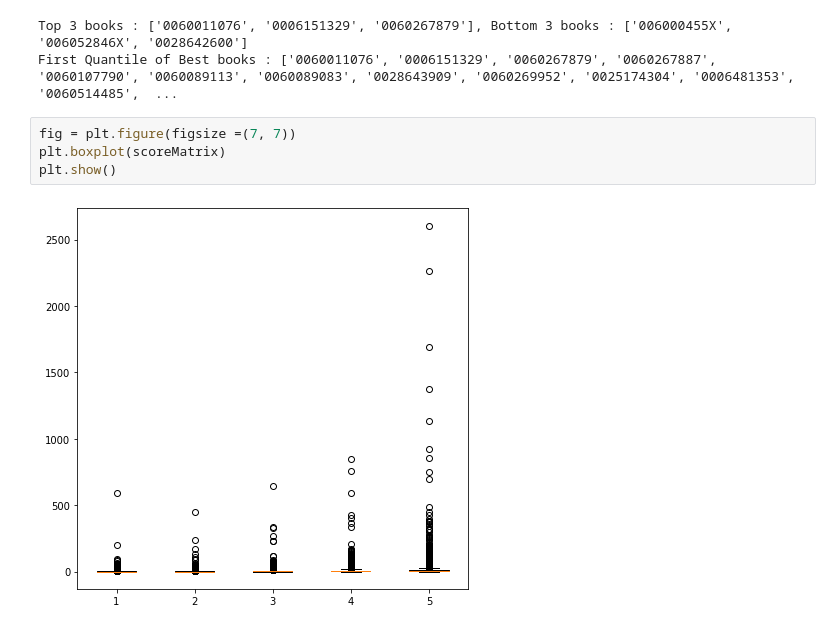
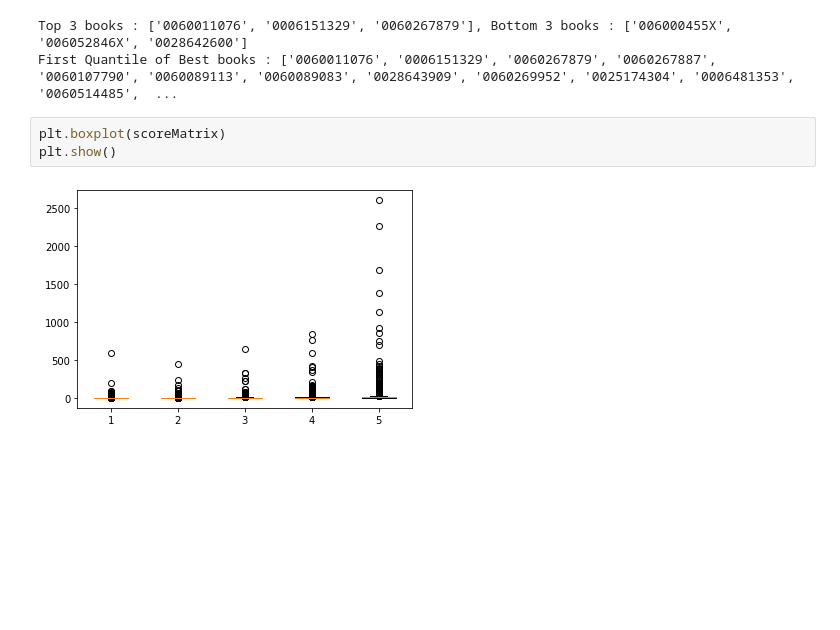
Before and after one commit to darhal/IFT799-DataScience, a Jupyter notebook: Lab1/tp1.ipynb, the cells around one changed output. Drawn from its saved outputs; the diff is of its cells as text; blank space fills up the shorter version.

```diff
--- a/Lab1/tp1.ipynb
+++ b/Lab1/tp1.ipynb
@@ -85,8 +86,7 @@ print(f"First Quantile of Best books : {q1BestBooksAsins}")
 Top 3 books : ['0060011076', '0006151329', '0060267879'], Bottom 3 books : ['006000455X', '006052846X', '0028642600']
 First Quantile of Best books : ['0060011076', '0006151329', '0060267879', '0060267887', '0060107790', '0060089113', '0060089083', '0028643909', '0060269952', '0025174304', '0006481353', '0060514485',  ...
 # %%
-fig = plt.figure(figsize =(7, 7))
 plt.boxplot(scoreMatrix)
 plt.show()
 # %% [output]
-[figure, old version]
+[figure, new version]
```
Also changed, not shown: parts of 2 cells of this notebook.
